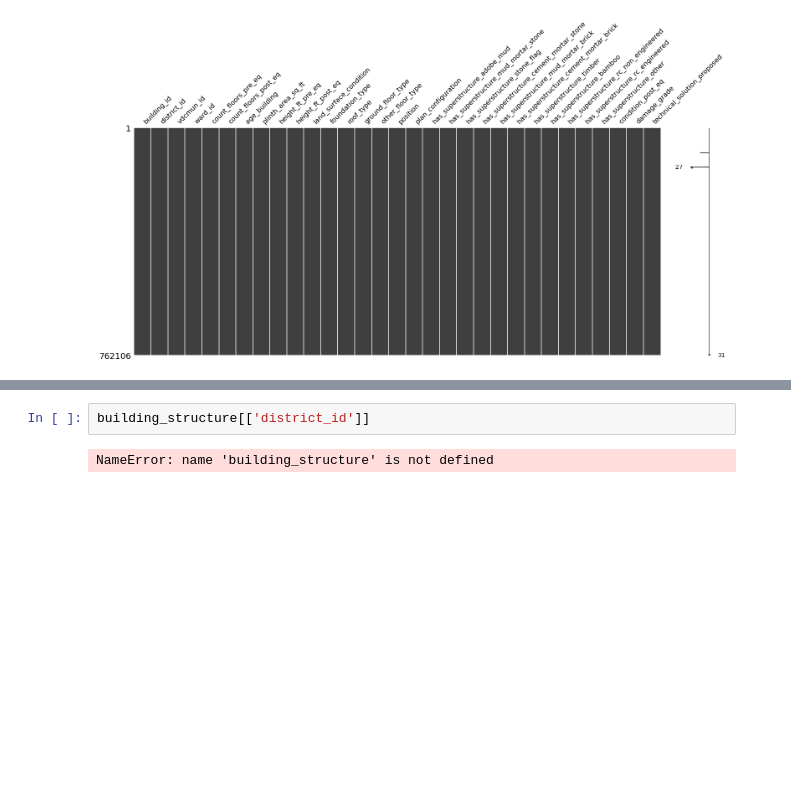
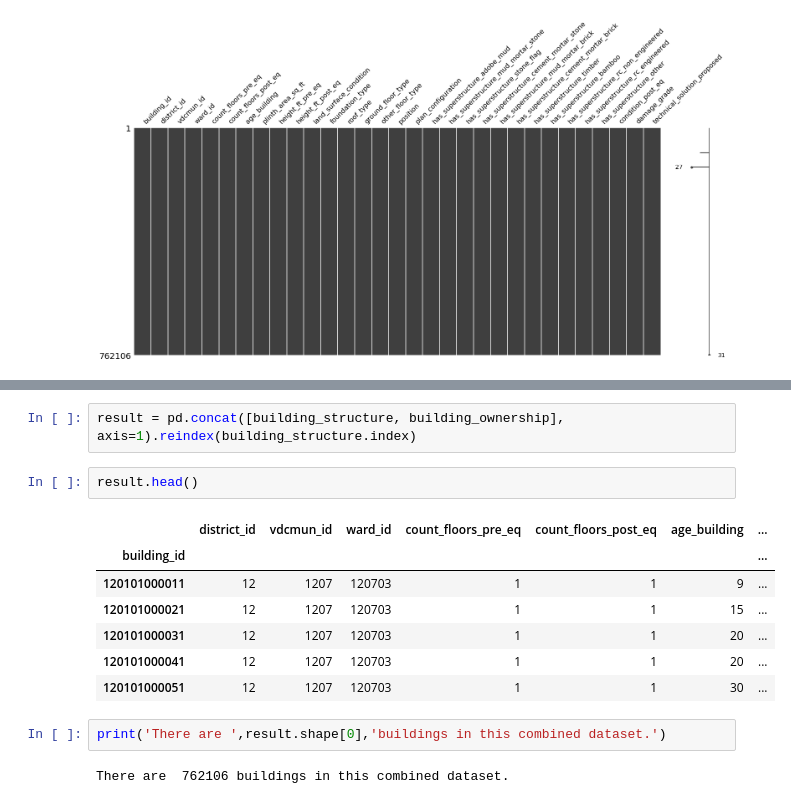
Before and after one commit to JesselyEnriquez/climateJustice, a Jupyter notebook: Code/Cleaning_N_EDA/earthquake_scrub.ipynb, the cells around one changed output, grey strips where cells are left out. Drawn from its saved outputs; the diff is of its cells as text; blank space fills up the shorter version.

```diff
--- a/Code/Cleaning_N_EDA/earthquake_scrub.ipynb
+++ b/Code/Cleaning_N_EDA/earthquake_scrub.ipynb
@@ -99,4 +122,16 @@ msno.matrix(building_structure);
 # %%
-building_structure[['district_id']]
+result = pd.concat([building_structure, building_ownership], axis=1).reindex(building_structure.index)
-# %% [output]
-NameError: name 'building_structure' is not defined
+# %%
+result.head()
+# %% [output]
+|  | district_id | vdcmun_id | ward_id | count_floors_pre_eq | count_floors_post_eq | age_building | ... |
+| building_id |  |  |  |  |  |  | ... |
+| 120101000011 | 12 | 1207 | 120703 | 1 | 1 | 9 | ... |
+| 120101000021 | 12 | 1207 | 120703 | 1 | 1 | 15 | ... |
+| 120101000031 | 12 | 1207 | 120703 | 1 | 1 | 20 | ... |
+| 120101000041 | 12 | 1207 | 120703 | 1 | 1 | 20 | ... |
+| 120101000051 | 12 | 1207 | 120703 | 1 | 1 | 30 | ... |
+# %%
+print('There are ',result.shape[0],'buildings in this combined dataset.')
+# %% [output]
+There are  762106 buildings in this combined dataset.
```
Also changed, not shown: parts of 12 cells of this notebook, 1 other file.
